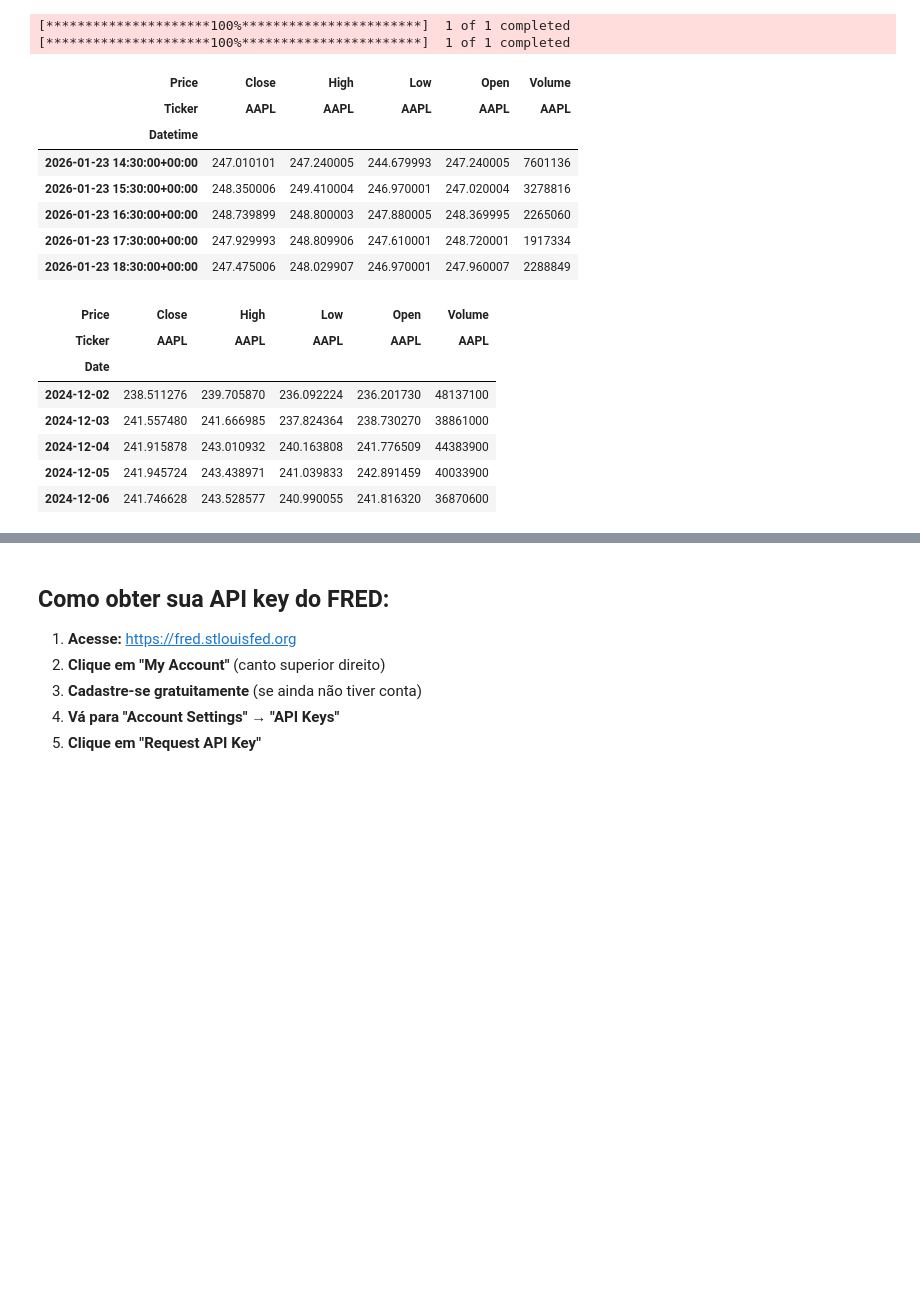
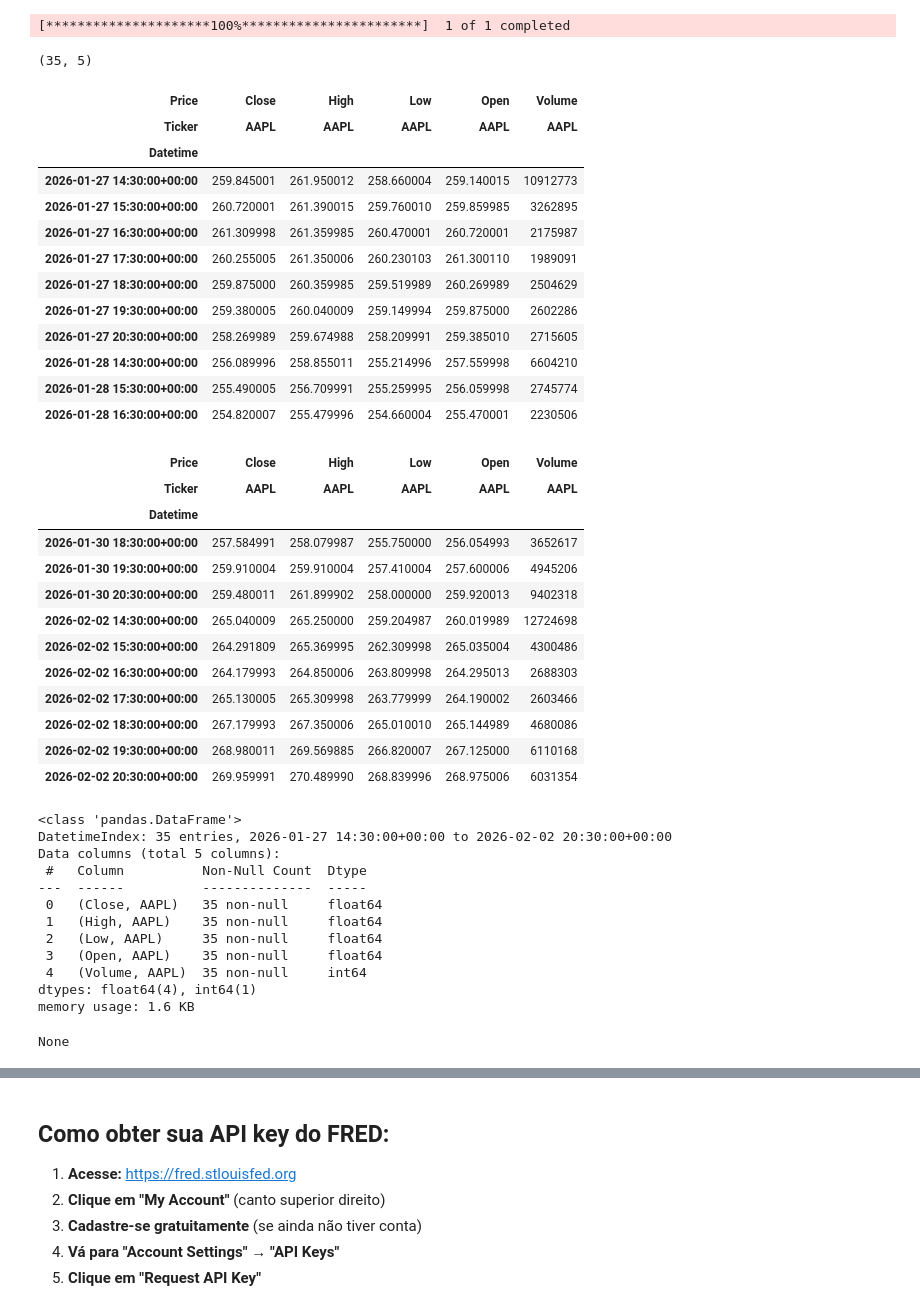
Before and after one commit to matheuslmarchetti/market-insight-automation, a Jupyter notebook: notebooks/exploration.ipynb, the cells around one changed output, grey strips where cells are left out. Saved outputs shown, nothing was run; the diff lists cells and outputs as text; code cells hidden in the pictures; blank space fills up the shorter version.

```diff
--- a/notebooks/exploration.ipynb
+++ b/notebooks/exploration.ipynb
@@ -1,35 +5,56 @@
 # %%
-import yfinance as yf
-
-ticker = "AAPL"
-
 data_5d = yf.download(ticker, period="5d", interval="1h")
 
-data_history = yf.download(ticker, start="2024-12-01", end="2025-12-31", interval="1d")
+display(data_5d.shape)
 
-display(data_5d.head())
+display(data_5d.head(10))
 
-display(data_history.head())
+display(data_5d.tail(10))
 
-display(data_history.tail())
+display(data_5d.info())
+
+display(data_5d.describe())
 # %% [output]
 [*********************100%***********************]  1 of 1 completed
-[*********************100%***********************]  1 of 1 completed
+(35, 5)
 | Price | Close | High | Low | Open | Volume |
 | Ticker | AAPL | AAPL | AAPL | AAPL | AAPL |
 | Datetime |  |  |  |  |  |
-| 2026-01-23 14:30:00+00:00 | 247.010101 | 247.240005 | 244.679993 | 247.240005 | 7601136 |
-| 2026-01-23 15:30:00+00:00 | 248.350006 | 249.410004 | 246.970001 | 247.020004 | 3278816 |
-| 2026-01-23 16:30:00+00:00 | 248.739899 | 248.800003 | 247.880005 | 248.369995 | 2265060 |
-| 2026-01-23 17:30:00+00:00 | 247.929993 | 248.809906 | 247.610001 | 248.720001 | 1917334 |
-| 2026-01-23 18:30:00+00:00 | 247.475006 | 248.029907 | 246.970001 | 247.960007 | 2288849 |
+| 2026-01-27 14:30:00+00:00 | 259.845001 | 261.950012 | 258.660004 | 259.140015 | 10912773 |
+| 2026-01-27 15:30:00+00:00 | 260.720001 | 261.390015 | 259.760010 | 259.859985 | 3262895 |
+| 2026-01-27 16:30:00+00:00 | 261.309998 | 261.359985 | 260.470001 | 260.720001 | 2175987 |
+| 2026-01-27 17:30:00+00:00 | 260.255005 | 261.350006 | 260.230103 | 261.300110 | 1989091 |
+| 2026-01-27 18:30:00+00:00 | 259.875000 | 260.359985 | 259.519989 | 260.269989 | 2504629 |
+| 2026-01-27 19:30:00+00:00 | 259.380005 | 260.040009 | 259.149994 | 259.875000 | 2602286 |
+| 2026-01-27 20:30:00+00:00 | 258.269989 | 259.674988 | 258.209991 | 259.385010 | 2715605 |
+| 2026-01-28 14:30:00+00:00 | 256.089996 | 258.855011 | 255.214996 | 257.559998 | 6604210 |
+| 2026-01-28 15:30:00+00:00 | 255.490005 | 256.709991 | 255.259995 | 256.059998 | 2745774 |
+| 2026-01-28 16:30:00+00:00 | 254.820007 | 255.479996 | 254.660004 | 255.470001 | 2230506 |
 | Price | Close | High | Low | Open | Volume |
 | Ticker | AAPL | AAPL | AAPL | AAPL | AAPL |
-| Date |  |  |  |  |  |
-| 2024-12-02 | 238.511276 | 239.705870 | 236.092224 | 236.201730 | 48137100 |
-| 2024-12-03 | 241.557480 | 241.666985 | 237.824364 | 238.730270 | 38861000 |
-| 2024-12-04 | 241.915878 | 243.010932 | 240.163808 | 241.776509 | 44383900 |
-| 2024-12-05 | 241.945724 | 243.438971 | 241.039833 | 242.891459 | 40033900 |
-| 2024-12-06 | 241.746628 | 243.528577 | 240.990055 | 241.816320 | 36870600 |
+| Datetime |  |  |  |  |  |
+| 2026-01-30 18:30:00+00:00 | 257.584991 | 258.079987 | 255.750000 | 256.054993 | 3652617 |
+| 2026-01-30 19:30:00+00:00 | 259.910004 | 259.910004 | 257.410004 | 257.600006 | 4945206 |
+| 2026-01-30 20:30:00+00:00 | 259.480011 | 261.899902 | 258.000000 | 259.920013 | 9402318 |
+| 2026-02-02 14:30:00+00:00 | 265.040009 | 265.250000 | 259.204987 | 260.019989 | 12724698 |
+| 2026-02-02 15:30:00+00:00 | 264.291809 | 265.369995 | 262.309998 | 265.035004 | 4300486 |
+| 2026-02-02 16:30:00+00:00 | 264.179993 | 264.850006 | 263.809998 | 264.295013 | 2688303 |
+| 2026-02-02 17:30:00+00:00 | 265.130005 | 265.309998 | 263.779999 | 264.190002 | 2603466 |
+| 2026-02-02 18:30:00+00:00 | 267.179993 | 267.350006 | 265.010010 | 265.144989 | 4680086 |
+| 2026-02-02 19:30:00+00:00 | 268.980011 | 269.569885 | 266.820007 | 267.125000 | 6110168 |
+| 2026-02-02 20:30:00+00:00 | 269.959991 | 270.489990 | 268.839996 | 268.975006 | 6031354 |
+<class 'pandas.DataFrame'>
+DatetimeIndex: 35 entries, 2026-01-27 14:30:00+00:00 to 2026-02-02 20:30:00+00:00
+Data columns (total 5 columns):
+ #   Column          Non-Null Count  Dtype
+---  ------          --------------  -----
+ 0   (Close, AAPL)   35 non-null     float64
+ 1   (High, AAPL)    35 non-null     float64
+ 2   (Low, AAPL)     35 non-null     float64
+ 3   (Open, AAPL)    35 non-null     float64
+ 4   (Volume, AAPL)  35 non-null     int64
+dtypes: float64(4), int64(1)
+memory usage: 1.6 KB
+None
 | Price | Close | High | Low | Open | Volume |
 | Ticker | AAPL | AAPL | AAPL | AAPL | AAPL |
```
Also changed, not shown: parts of 9 cells of this notebook.
